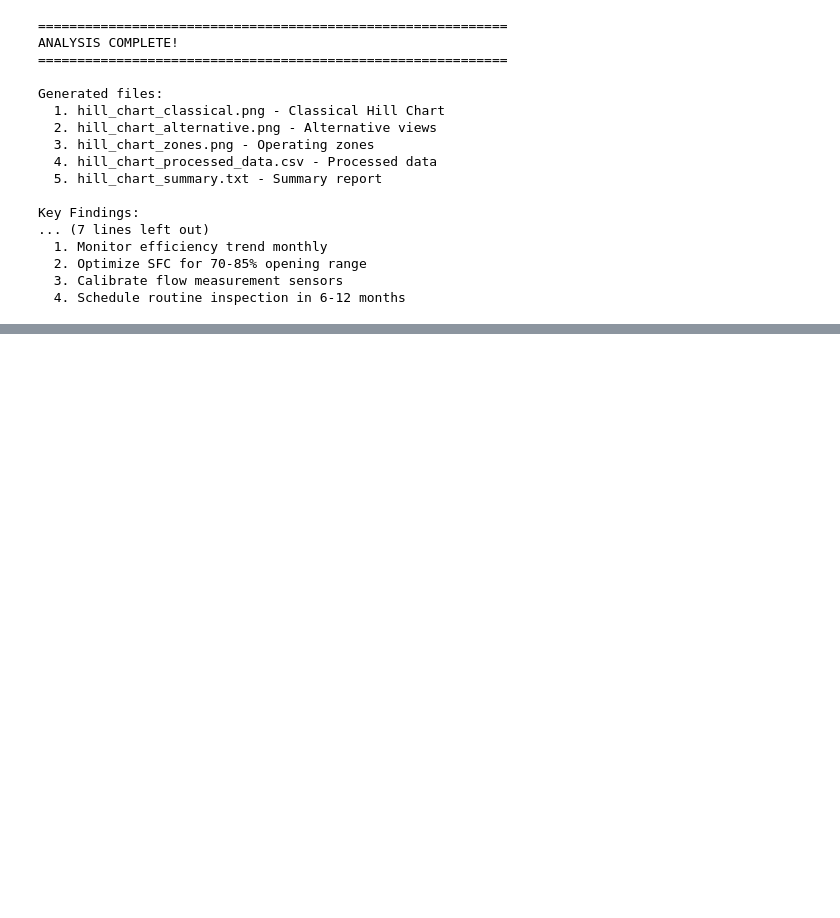
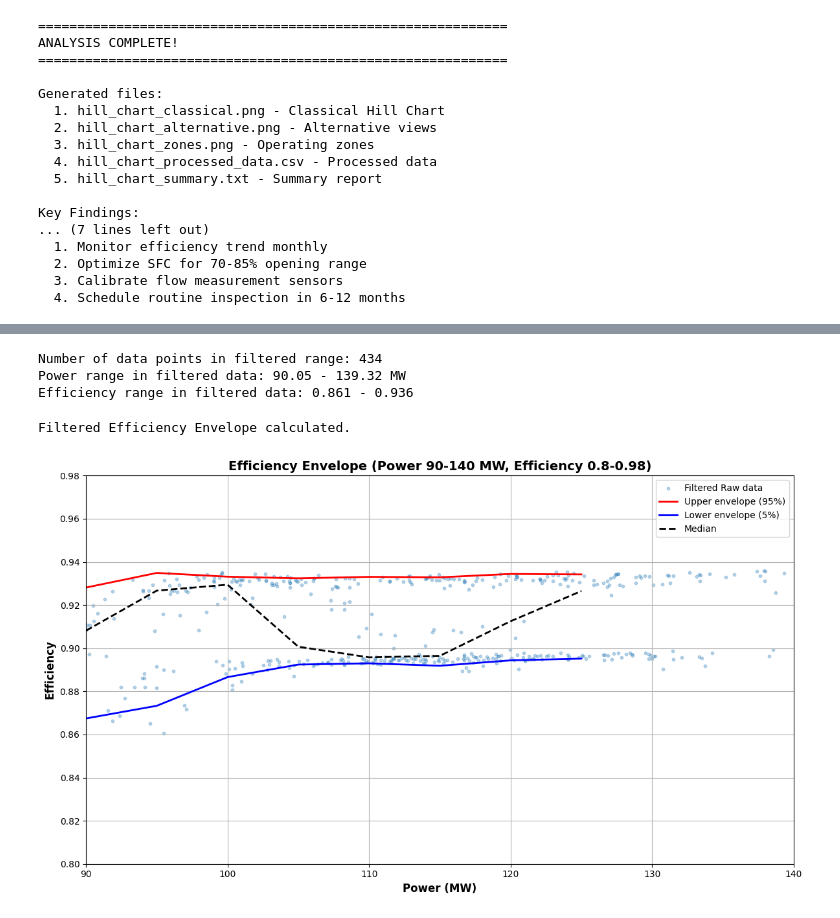
Before and after one commit to ehsankarami1358/LOKA_HYDRO, a Jupyter notebook: LOKA_2024_Hill_chart_u1_r2.ipynb, the cells around one changed output, grey strips where cells are left out. Drawn from its saved outputs; the diff is of its cells as text; code cells hidden in the pictures; blank space fills up the shorter version.

```diff
--- a/LOKA_2024_Hill_chart_u1_r2.ipynb
+++ b/LOKA_2024_Hill_chart_u1_r2.ipynb
@@ -612,0 +653,78 @@ Key Findings:
+# %%
+# Filter df_operational for the specified Power and Efficiency ranges
+df_filtered = df_operational[
+    (df_operational['Power'] >= 90) &
+    (df_operational['Power'] <= 140) &
+    (df_operational['Efficiency'] >= 0.80) &
+    (df_operational['Efficiency'] <= 0.98)
+].copy()
+
+print(f"Number of data points in filtered range: {len(df_filtered)}")
+print(f"Power range in filtered data: {df_filtered['Power'].min():.2f} - {df_filtered['Power'].max():.2f} MW")
+print(f"Efficiency range in filtered data: {df_filtered['Efficiency'].min():.3f} - {df_filtered['Efficiency'].max():.3f}")
+# %% [output]
+Number of data points in filtered range: 434
+Power range in filtered data: 90.05 - 139.32 MW
+Efficiency range in filtered data: 0.861 - 0.936
+# %%
+BIN_WIDTH = 5  # MW (using the same bin width as before)
+
+df_filtered['P_bin'] = (df_filtered['Power'] // BIN_WIDTH) * BIN_WIDTH
+
+envelope_filtered = (
+    df_filtered.groupby('P_bin')['Efficiency']
+      .agg(
+          upper_env=lambda x: np.percentile(x, 95),
+          lower_env=lambda x: np.percentile(x, 5),
+          median_env='median',
+          count='count'
+      )
+      .reset_index()
+)
+
+# Remove weak bins for the filtered data as well
+envelope_filtered = envelope_filtered[envelope_filtered['count'] > 30]
+
+print("Filtered Efficiency Envelope calculated.")
+# %% [output]
+Filtered Efficiency Envelope calculated.
+# %%
+plt.figure(figsize=(12, 7))
+
+plt.scatter(
+    df_filtered['Power'],
+    df_filtered['Efficiency'],
+    s=10,
+    alpha=0.3,
+    label='Filtered Raw data'
+)
+
+plt.plot(
+    envelope_filtered['P_bin'],
+    envelope_filtered['upper_env'],
+    'r-', linewidth=2, label='Upper envelope (95%)'
+)
+
+plt.plot(
+    envelope_filtered['P_bin'],
+    envelope_filtered['lower_env'],
+    'b-', linewidth=2, label='Lower envelope (5%)'
+)
+
+plt.plot(
+    envelope_filtered['P_bin'],
+    envelope_filtered['median_env'],
+    'k--', linewidth=2, label='Median'
+)
+
+plt.xlabel('Power (MW)', fontsize=12, fontweight='bold')
+plt.ylabel('Efficiency', fontsize=12, fontweight='bold')
+plt.title('Efficiency Envelope (Power 90-140 MW, Efficiency 0.8-0.98)', fontsize=14, fontweight='bold')
+plt.legend()
+plt.grid(True)
+plt.xlim(90, 140) # Set x-axis limits to the requested power range
+plt.ylim(0.80, 0.98) # Set y-axis limits to the requested efficiency range
+plt.tight_layout()
+plt.show()
+# %% [output]
+[figure, added]
```
Also changed, not shown: parts of 1 cell of this notebook.
